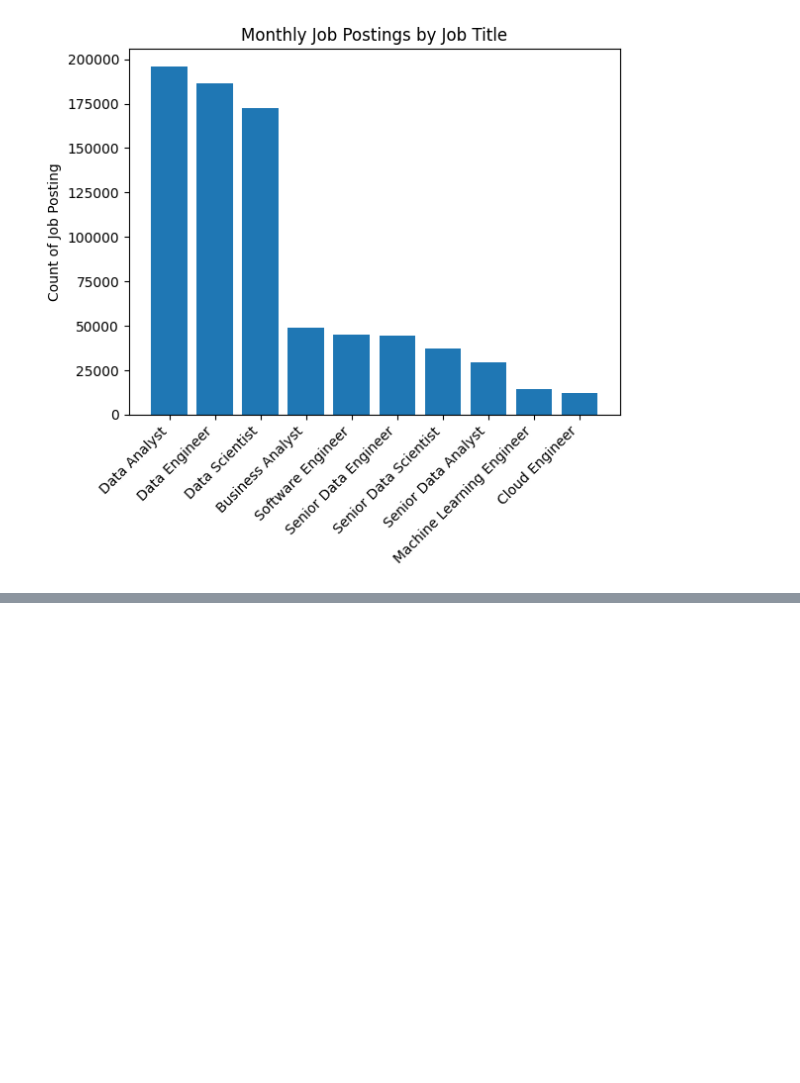
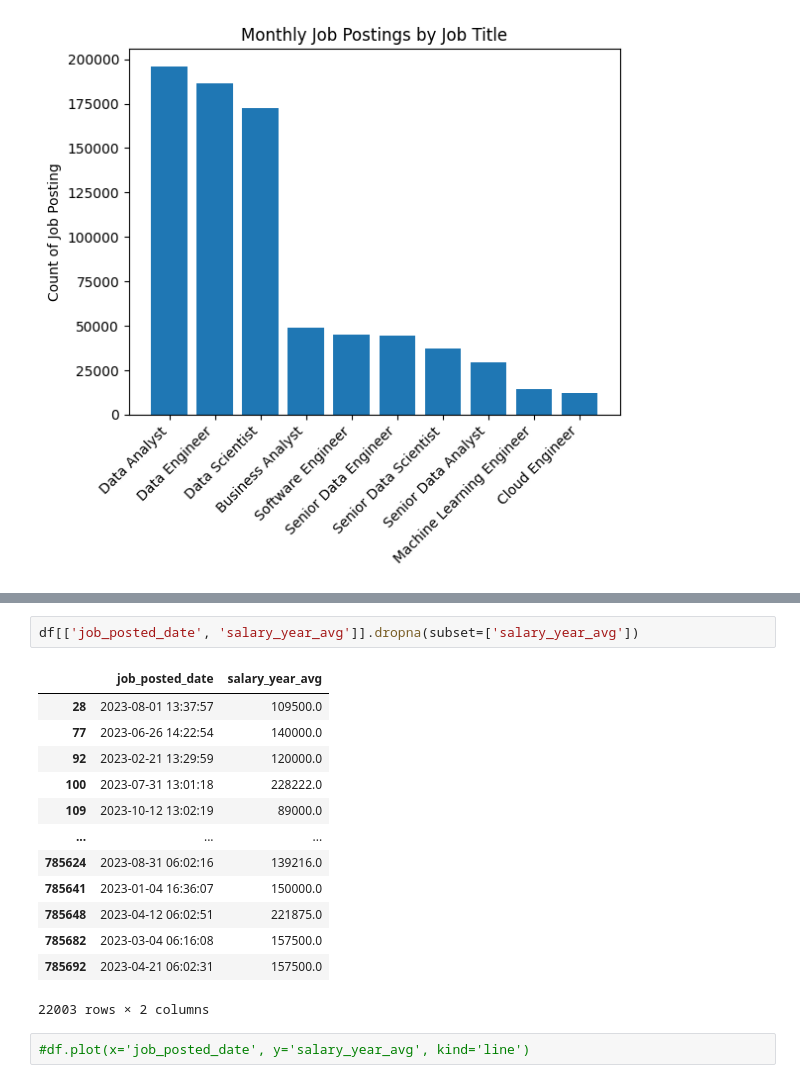
Before and after one commit to okiromosh/Learning-Python-Data, a Jupyter notebook: Python_Matplotlib.ipynb, the cells around one changed output, grey strips where cells are left out. Cells and saved outputs as stored; diff of their text form; blank space fills up the shorter version.

```diff
--- a/Python_Matplotlib.ipynb
+++ b/Python_Matplotlib.ipynb
@@ -97,0 +111,18 @@ plt.show()
+# %%
+df[['job_posted_date', 'salary_year_avg']].dropna(subset=['salary_year_avg'])
+# %% [output]
+|  | job_posted_date | salary_year_avg |
+| 28 | 2023-08-01 13:37:57 | 109500.0 |
+| 77 | 2023-06-26 14:22:54 | 140000.0 |
+| 92 | 2023-02-21 13:29:59 | 120000.0 |
+| 100 | 2023-07-31 13:01:18 | 228222.0 |
+| 109 | 2023-10-12 13:02:19 | 89000.0 |
+| ... | ... | ... |
+| 785624 | 2023-08-31 06:02:16 | 139216.0 |
+| 785641 | 2023-01-04 16:36:07 | 150000.0 |
+| 785648 | 2023-04-12 06:02:51 | 221875.0 |
+| 785682 | 2023-03-04 06:16:08 | 157500.0 |
+| 785692 | 2023-04-21 06:02:31 | 157500.0 |
+22003 rows × 2 columns
+# %%
+#df.plot(x='job_posted_date', y='salary_year_avg', kind='line')
```
Also changed, not shown: parts of 7 cells of this notebook.
